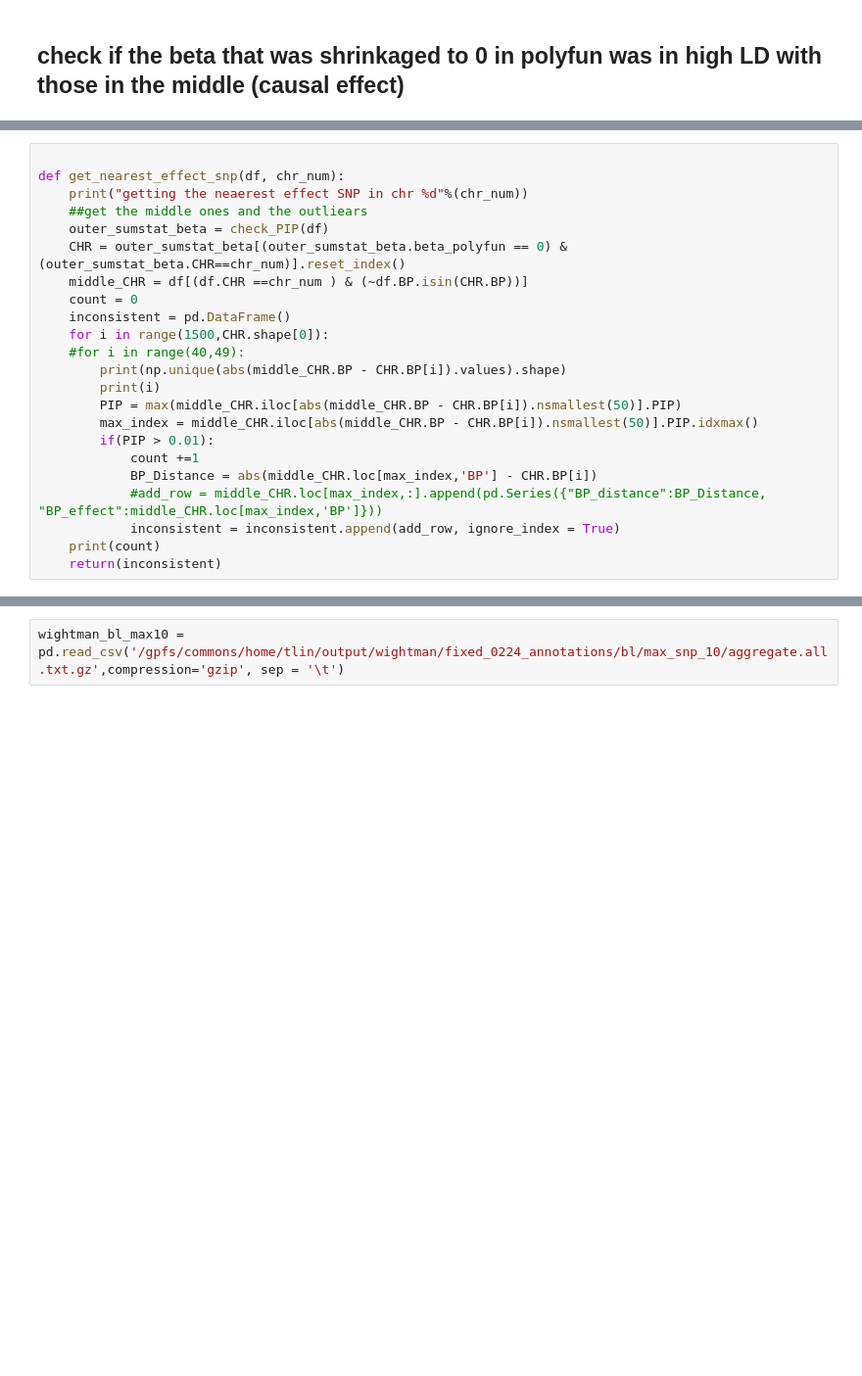
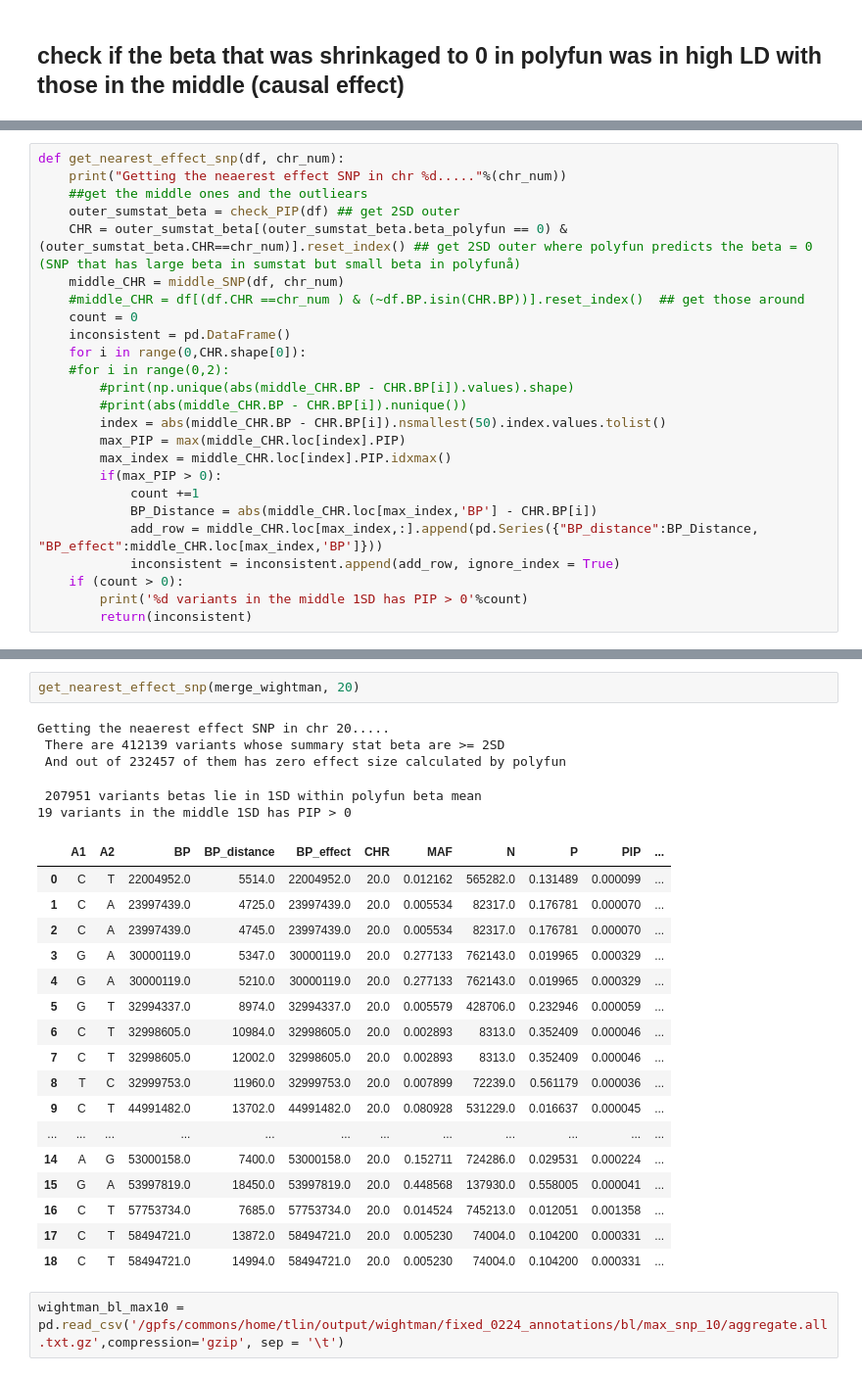
Before and after one commit to teresa-sansan/ADSP_polyfun, a Jupyter notebook: analysis/check_sumstat_beta.ipynb, the cells around one changed output, grey strips where cells are left out. Shown at 98% size. Drawn from its saved outputs; the diff is of its cells as text; blank space fills up the shorter version.

```diff
--- a/analysis/check_sumstat_beta.ipynb
+++ b/analysis/check_sumstat_beta.ipynb
@@ -98,23 +96,25 @@ And out of 146852 of them has zero effect size calculated by polyfun
 # %%
-
 def get_nearest_effect_snp(df, chr_num):
-    print("getting the neaerest effect SNP in chr %d"%(chr_num))
+    print("Getting the neaerest effect SNP in chr %d....."%(chr_num))
     ##get the middle ones and the outliears
-    outer_sumstat_beta = check_PIP(df)
-    CHR = outer_sumstat_beta[(outer_sumstat_beta.beta_polyfun == 0) & (outer_sumstat_beta.CHR==chr_num)].reset_index()
-    middle_CHR = df[(df.CHR ==chr_num ) & (~df.BP.isin(CHR.BP))]
+    outer_sumstat_beta = check_PIP(df) ## get 2SD outer
+    CHR = outer_sumstat_beta[(outer_sumstat_beta.beta_polyfun == 0) & (outer_sumstat_beta.CHR==chr_num)].reset_index() ## get 2SD outer where polyfun predicts the beta = 0 (SNP that has large beta in sumstat but small beta in polyfunå)
+    middle_CHR = middle_SNP(df, chr_num)
+    #middle_CHR = df[(df.CHR ==chr_num ) & (~df.BP.isin(CHR.BP))].reset_index()  ## get those around
     count = 0
     inconsistent = pd.DataFrame()
-    for i in range(1500,CHR.shape[0]):
-    #for i in range(40,49):
-        print(np.unique(abs(middle_CHR.BP - CHR.BP[i]).values).shape)
-        print(i)
-        PIP = max(middle_CHR.iloc[abs(middle_CHR.BP - CHR.BP[i]).nsmallest(50)].PIP)
-        max_index = middle_CHR.iloc[abs(middle_CHR.BP - CHR.BP[i]).nsmallest(50)].PIP.idxmax()
-        if(PIP > 0.01):
+    for i in range(0,CHR.shape[0]):
+    #for i in range(0,2):
+        #print(np.unique(abs(middle_CHR.BP - CHR.BP[i]).values).shape)
+        #print(abs(middle_CHR.BP - CHR.BP[i]).nunique())
+        index = abs(middle_CHR.BP - CHR.BP[i]).nsmallest(50).index.values.tolist()
+        max_PIP = max(middle_CHR.loc[index].PIP)
+        max_index = middle_CHR.loc[index].PIP.idxmax()
+        if(max_PIP > 0):
             count +=1
             BP_Distance = abs(middle_CHR.loc[max_index,'BP'] - CHR.BP[i])
-            #add_row = middle_CHR.loc[max_index,:].append(pd.Series({"BP_distance":BP_Distance, "BP_effect":middle_CHR.loc[max_index,'BP']}))
+            add_row = middle_CHR.loc[max_index,:].append(pd.Series({"BP_distance":BP_Distance, "BP_effect":middle_CHR.loc[max_index,'BP']}))
             inconsistent = inconsistent.append(add_row, ignore_index = True)
-    print(count)
-    return(inconsistent)
+    if (count > 0):
+        print('%d variants in the middle 1SD has PIP > 0'%count)
+        return(inconsistent)
@@ -237,3 +178,28 @@ inconsistent
+# %%
+get_nearest_effect_snp(merge_wightman, 20)
+# %% [output]
+Getting the neaerest effect SNP in chr 20.....
+ There are 412139 variants whose summary stat beta are >= 2SD
+ And out of 232457 of them has zero effect size calculated by polyfun
+ 207951 variants betas lie in 1SD within polyfun beta mean
+19 variants in the middle 1SD has PIP > 0
+|  | A1 | A2 | BP | BP_distance | BP_effect | CHR | MAF | N | P | PIP | ... |
+| 0 | C | T | 22004952.0 | 5514.0 | 22004952.0 | 20.0 | 0.012162 | 565282.0 | 0.131489 | 0.000099 | ... |
+| 1 | C | A | 23997439.0 | 4725.0 | 23997439.0 | 20.0 | 0.005534 | 82317.0 | 0.176781 | 0.000070 | ... |
+| 2 | C | A | 23997439.0 | 4745.0 | 23997439.0 | 20.0 | 0.005534 | 82317.0 | 0.176781 | 0.000070 | ... |
+| 3 | G | A | 30000119.0 | 5347.0 | 30000119.0 | 20.0 | 0.277133 | 762143.0 | 0.019965 | 0.000329 | ... |
+| 4 | G | A | 30000119.0 | 5210.0 | 30000119.0 | 20.0 | 0.277133 | 762143.0 | 0.019965 | 0.000329 | ... |
+| 5 | G | T | 32994337.0 | 8974.0 | 32994337.0 | 20.0 | 0.005579 | 428706.0 | 0.232946 | 0.000059 | ... |
+| 6 | C | T | 32998605.0 | 10984.0 | 32998605.0 | 20.0 | 0.002893 | 8313.0 | 0.352409 | 0.000046 | ... |
+| 7 | C | T | 32998605.0 | 12002.0 | 32998605.0 | 20.0 | 0.002893 | 8313.0 | 0.352409 | 0.000046 | ... |
+| 8 | T | C | 32999753.0 | 11960.0 | 32999753.0 | 20.0 | 0.007899 | 72239.0 | 0.561179 | 0.000036 | ... |
+| 9 | C | T | 44991482.0 | 13702.0 | 44991482.0 | 20.0 | 0.080928 | 531229.0 | 0.016637 | 0.000045 | ... |
+| ... | ... | ... | ... | ... | ... | ... | ... | ... | ... | ... | ... |
+| 14 | A | G | 53000158.0 | 7400.0 | 53000158.0 | 20.0 | 0.152711 | 724286.0 | 0.029531 | 0.000224 | ... |
+| 15 | G | A | 53997819.0 | 18450.0 | 53997819.0 | 20.0 | 0.448568 | 137930.0 | 0.558005 | 0.000041 | ... |
+| 16 | C | T | 57753734.0 | 7685.0 | 57753734.0 | 20.0 | 0.014524 | 745213.0 | 0.012051 | 0.001358 | ... |
+| 17 | C | T | 58494721.0 | 13872.0 | 58494721.0 | 20.0 | 0.005230 | 74004.0 | 0.104200 | 0.000331 | ... |
+| 18 | C | T | 58494721.0 | 14994.0 | 58494721.0 | 20.0 | 0.005230 | 74004.0 | 0.104200 | 0.000331 | ... |
 # %%
 wightman_bl_max10 = pd.read_csv('/gpfs/commons/home/tlin/output/wightman/fixed_0224_annotations/bl/max_snp_10/aggregate.all.txt.gz',compression='gzip', sep = '\t')
 # %%
```
Also changed, not shown: parts of 13 cells of this notebook, 11 other files.
